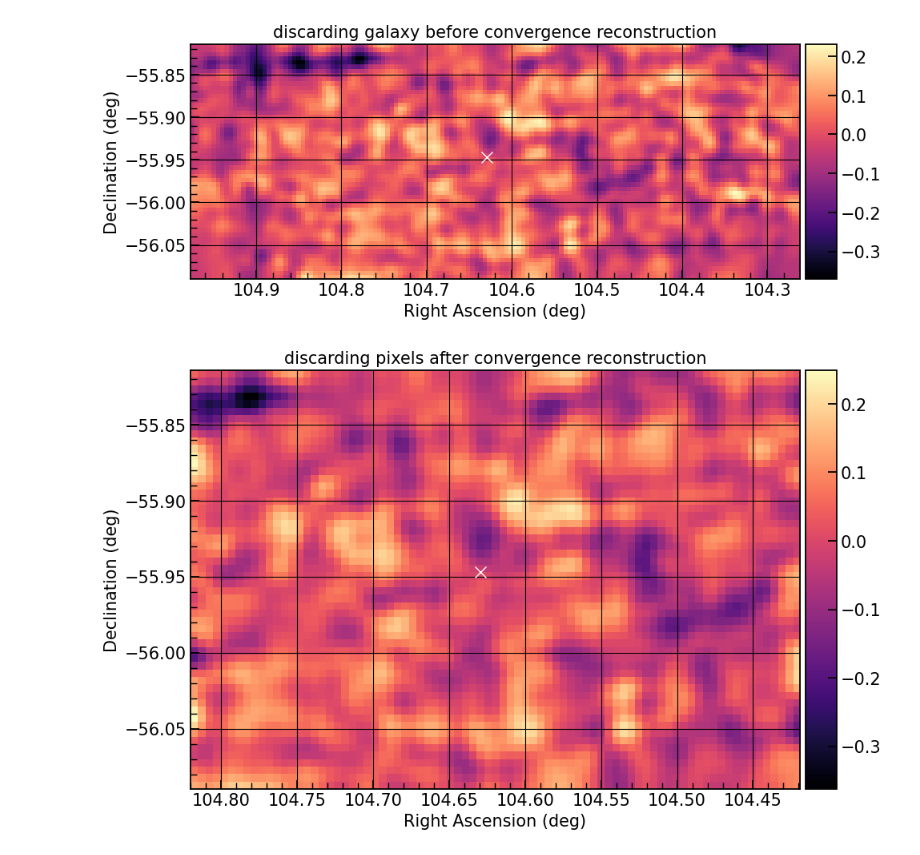
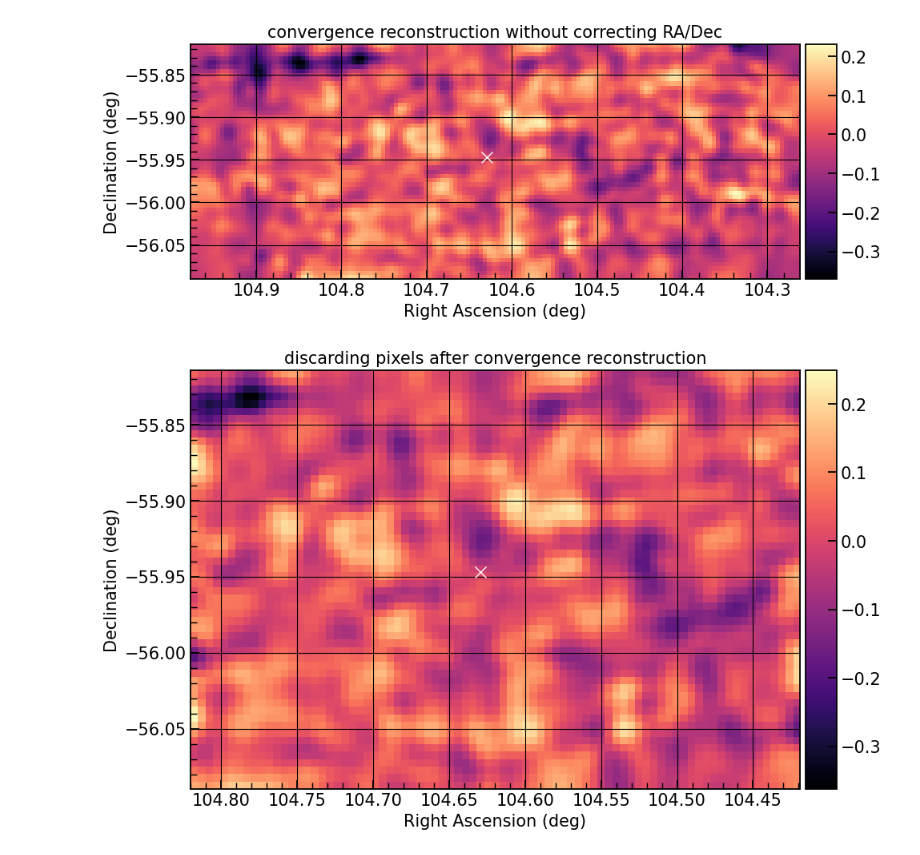
Before and after one commit to GeorgeVassilakis/SMPy, a Jupyter notebook: notebooks/scratch/Cat_corrections.ipynb, the cells around one changed output. Cells and saved outputs as stored; diff of their text form; code cells hidden in the pictures.

```diff
--- a/notebooks/scratch/Cat_corrections.ipynb
+++ b/notebooks/scratch/Cat_corrections.ipynb
@@ -21,7 +21,7 @@ def read_config(file_path):
     with open(file_path, 'r') as file:
         return yaml.safe_load(file)
 
-config = read_config("../config_sayan.yaml")
+config = read_config("/Users/sayan/SuperBIT/git_repos/temp/config_sayan.yaml")
 center_cl = {"ra_c": 104.629583, "dec_c": -55.946944}
 # %%
 def load_shear_data(shear_cat_path, ra_col, dec_col, g1_col, g2_col, weight_col):
@@ -361,10 +361,10 @@ og_kappa_e_1_trunc = og_kappa_e_1[:, int(trunc_left):int(trunc_right)]
 # %%
 #center_cl = {"ra_c": 0, "dec_c": 0}
 
-plot_convergence_v3(og_kappa_e_1, boundaries, config, center_cl=center_cl, smoothing=1.5, title="discarding galaxy before convergence reconstruction")
+plot_convergence_v3(og_kappa_e_1, boundaries, config, center_cl=center_cl, smoothing=1.5, title="convergence reconstruction without correcting RA/Dec")
 plot_convergence_v3(og_kappa_e_1_trunc, boundaries_f_shifted, config, center_cl, smoothing=1.5, title="discarding pixels after convergence reconstruction")
 plot_convergence_v3(og_kappa_e_2, boundaries_f_shifted, config, center_cl=center_cl, smoothing=1.5, title="Corrected convergence map")
 # %% [output]
-[figure, old version]
+[figure, new version]
 [figure]
 [figure]
```
Also changed, not shown: parts of 1 cell of this notebook.
